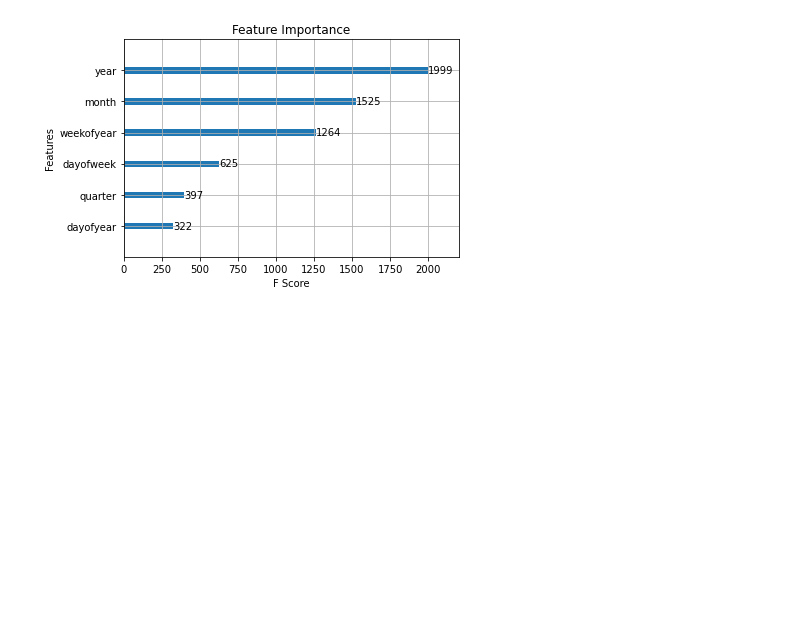
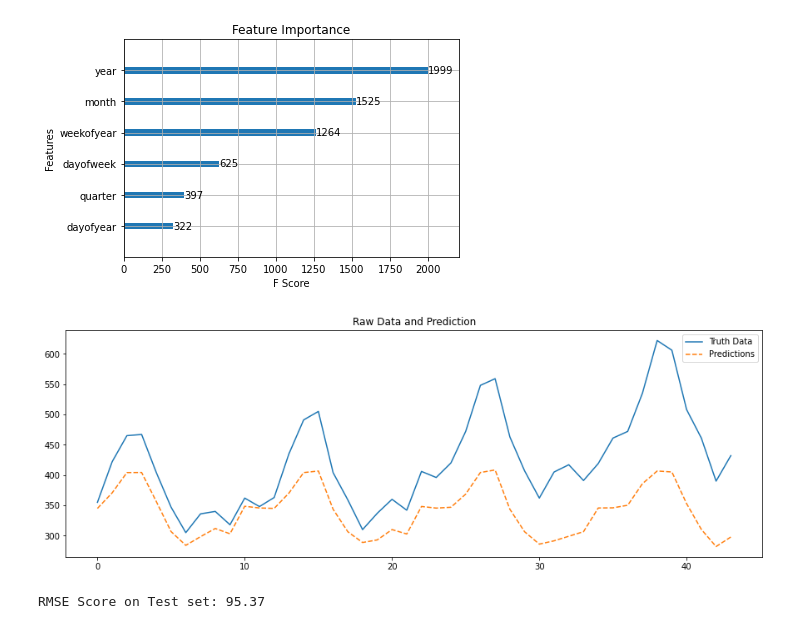
Before and after one commit to Karath-Vamsi/time_series_forecasting_xgboost, a Jupyter notebook: analysis.ipynb, the cells around one changed output. Drawn from its saved outputs; the diff is of its cells as text; code cells hidden in the pictures; blank space fills up the shorter version.

Commit message:
predictions viz

```diff
--- a/analysis.ipynb
+++ b/analysis.ipynb
@@ -218,3 +184,12 @@ viz_feature_imp(model)
 # %% [output]
 <Figure size 1440x1152 with 0 Axes>
 [figure]
+# %%
+test['prediction'] = model.predict(x_test)
+ax = test[['Passengers']].plot(figsize=(15, 5))
+test['prediction'].plot(ax=ax, style='--')
+plt.legend(['Truth Data', 'Predictions'])
+ax.set_title('Raw Data and Prediction')
+plt.show()
+# %% [output]
+[figure, added]
@@ -220,0 +199,5 @@ viz_feature_imp(model)
+# %%
+score = np.sqrt(mean_squared_error(test['Passengers'], test['prediction']))
+print(f'RMSE Score on Test set: {score:0.2f}')
+# %% [output]
+RMSE Score on Test set: 95.37
```
Also changed, not shown: parts of 4 cells of this notebook.
